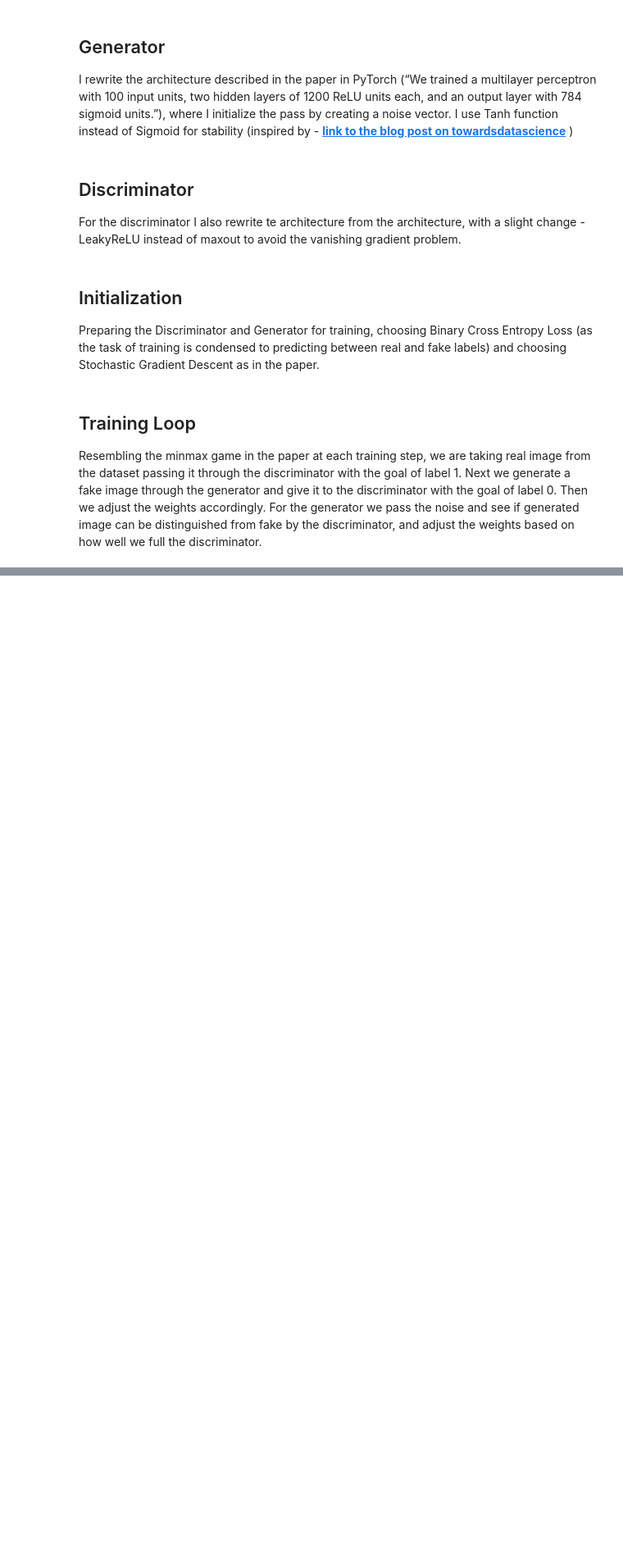
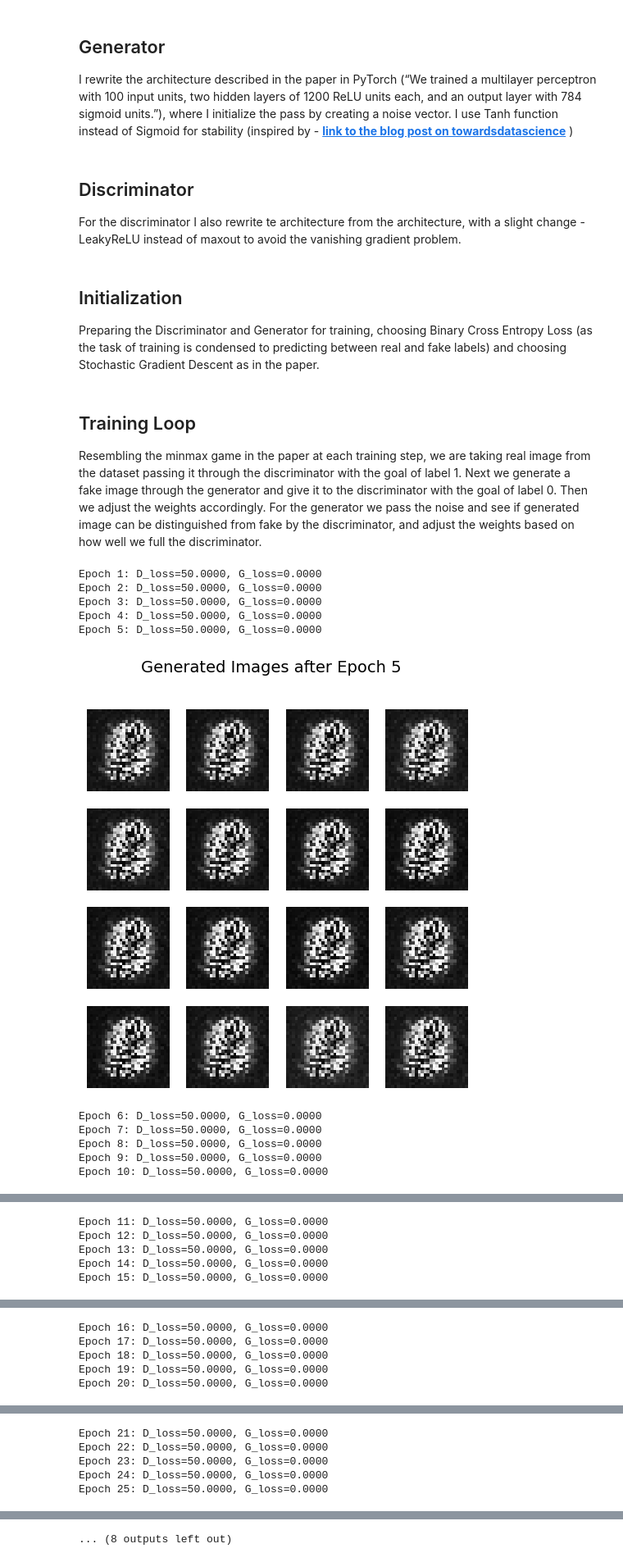
Before and after one commit to janbura/Generative-Adverserial-Network-in-PyTorch, a Jupyter notebook: test.ipynb, the cells around one changed output, grey strips where cells are left out. Shown at 82% size. Cells and saved outputs as stored; diff of their text form; code cells hidden in the pictures; blank space fills up the shorter version.

Commit message:
training

```diff
--- a/test.ipynb
+++ b/test.ipynb
@@ -8,13 +11,27 @@ import matplotlib.pyplot as plt
 ## Loading the data
 I load the MNIST dataset and normalize the pixel values to be between -1 and 1 because I am going to use Tanh as an activation function. Then I split the dataset to train and test sets.
 # %%
+# transform = transforms.Compose([
+#     transforms.ToTensor(),
+#     transforms.Normalize((0.5,), (0.5,))
+# ])
+# mnist_train = datasets.MNIST(root = './data', train = True, download = True, transform = transform)
+# train_loader = torch.utils.data.DataLoader(mnist_train, batch_size = 100, shuffle = True)
+# Load dataset using Keras
+(trainX, _), (_, _) = mnist.load_data()
 
-transform = transforms.Compose([
-    transforms.ToTensor(),
-    transforms.Normalize((0.5,), (0.5,))
-])
-mnist_train = datasets.MNIST(root = './data', train = True, download = True, transform = transform)
-train_loader = torch.utils.data.DataLoader(mnist_train, batch_size = 100, shuffle = True)
+# Normalize from [0, 255] → [-1, 1] to match Tanh() output
+trainX = (trainX.astype(np.float32) - 127.5) / 127.5
+
+# Flatten images to 784-dim vectors
+trainX = trainX.reshape(-1, 28*28)
+
+# Convert to PyTorch tensors
+train_tensor = torch.tensor(trainX)
+
+# Create TensorDataset (targets are unused, so dummy labels)
+train_dataset = TensorDataset(train_tensor, torch.zeros(len(train_tensor)))
+train_loader = DataLoader(train_dataset, batch_size=100, shuffle=True)
 # %% [markdown]
 ## Generator
 I rewrite the architecture described in the paper in PyTorch (“We trained a multilayer perceptron with 100 input units, two hidden layers of 1200 ReLU units each, and an output layer with 784 sigmoid units.”), where I initialize the pass by creating a noise vector. I use Tanh function instead of Sigmoid for stability (inspired by - __[link to the blog post on towardsdatascience](https://towardsdatascience.com/batch-norm-explained-visually-how-it-works-and-why-neural-networks-need-it-b18919692739/)__ )
@@ -119,0 +133,14 @@ for epoch in range(1, num_epochs + 1):
+# %%
+training()
+# %% [output]
+Epoch 1: D_loss=50.0000, G_loss=0.0000
+Epoch 2: D_loss=50.0000, G_loss=0.0000
+Epoch 3: D_loss=50.0000, G_loss=0.0000
+Epoch 4: D_loss=50.0000, G_loss=0.0000
+Epoch 5: D_loss=50.0000, G_loss=0.0000
+[figure, added]
+Epoch 6: D_loss=50.0000, G_loss=0.0000
+Epoch 7: D_loss=50.0000, G_loss=0.0000
+Epoch 8: D_loss=50.0000, G_loss=0.0000
+Epoch 9: D_loss=50.0000, G_loss=0.0000
+Epoch 10: D_loss=50.0000, G_loss=0.0000
@@ -119,0 +148,5 @@ for epoch in range(1, num_epochs + 1):
+Epoch 11: D_loss=50.0000, G_loss=0.0000
+Epoch 12: D_loss=50.0000, G_loss=0.0000
+Epoch 13: D_loss=50.0000, G_loss=0.0000
+Epoch 14: D_loss=50.0000, G_loss=0.0000
+Epoch 15: D_loss=50.0000, G_loss=0.0000
@@ -119,0 +154,5 @@ for epoch in range(1, num_epochs + 1):
+Epoch 16: D_loss=50.0000, G_loss=0.0000
+Epoch 17: D_loss=50.0000, G_loss=0.0000
+Epoch 18: D_loss=50.0000, G_loss=0.0000
+Epoch 19: D_loss=50.0000, G_loss=0.0000
+Epoch 20: D_loss=50.0000, G_loss=0.0000
@@ -119,0 +160,5 @@ for epoch in range(1, num_epochs + 1):
+Epoch 21: D_loss=50.0000, G_loss=0.0000
+Epoch 22: D_loss=50.0000, G_loss=0.0000
+Epoch 23: D_loss=50.0000, G_loss=0.0000
+Epoch 24: D_loss=50.0000, G_loss=0.0000
+Epoch 25: D_loss=50.0000, G_loss=0.0000
@@ -119,0 +172 @@ for epoch in range(1, num_epochs + 1):
+... (8 outputs left out)
```
Also changed, not shown: parts of 5 cells of this notebook.
